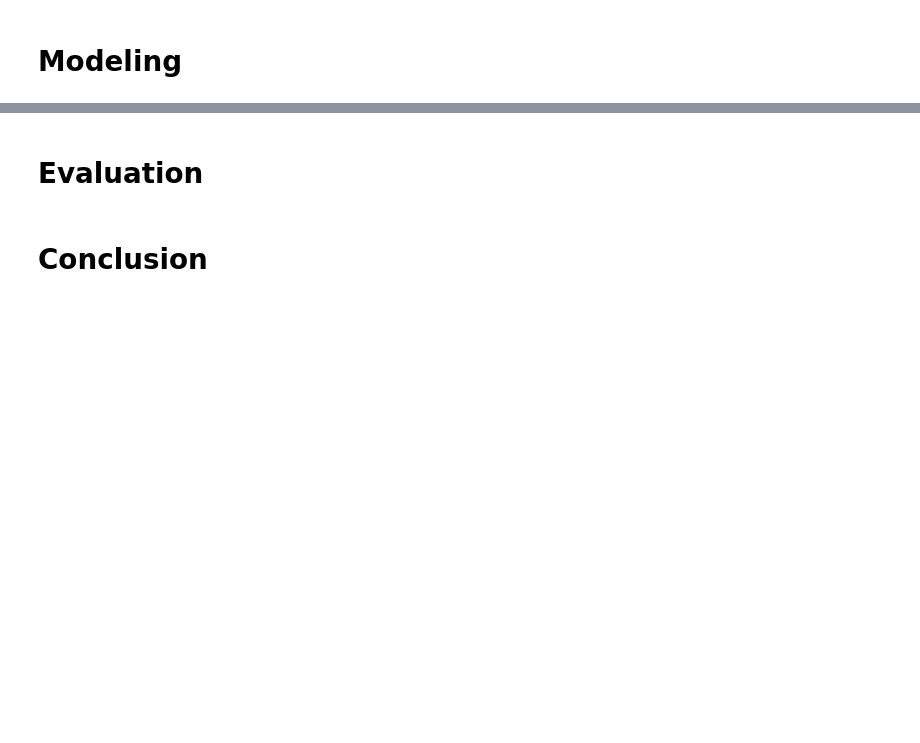
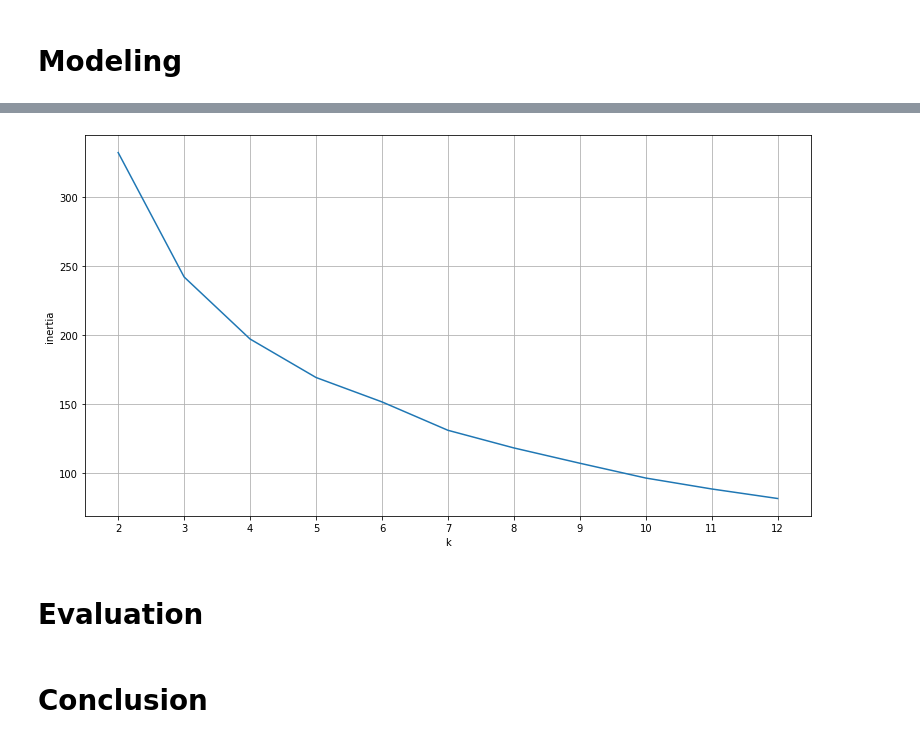
Before and after one commit to Cluster-Flux/zillow-cluster-project, a Jupyter notebook: shay_main.ipynb, the cells around one changed output, grey strips where cells are left out. Cells and saved outputs as stored; diff of their text form; code cells hidden in the pictures; blank space fills up the shorter version.

Commit message:
Update shay_main.ipynb
Continued modeling

```diff
--- a/shay_main.ipynb
+++ b/shay_main.ipynb
@@ -159,2 +188,5 @@ plt.show()
 # %% [markdown]
 # Modeling
+# %%
+# Conserving Dtypes
+df = src.prepare.numeric_to_object(df)
@@ -160,0 +195,14 @@ plt.show()
+# %%
+train, test, validate = src.preprocessing.split_scale_data(df)
+# %%
+X = ["bathroomcnt",
+     "bedroomcnt",
+     "lotsizesquarefeet",
+     "calculatedfinishedsquarefeet",
+     "taxamount",
+     "taxvaluedollarcnt",
+     "fips",
+     "longitude",
+     "latitude"]
+
+X_train = train[X]
@@ -161,3 +219,7 @@ plt.show()
+# %%
+src.model.plot_inertia(X_train)
+# %% [output]
+[figure, added]
 # %% [markdown]
 # Evaluation
 # %% [markdown]
```
Also changed, not shown: parts of 16 cells of this notebook.
